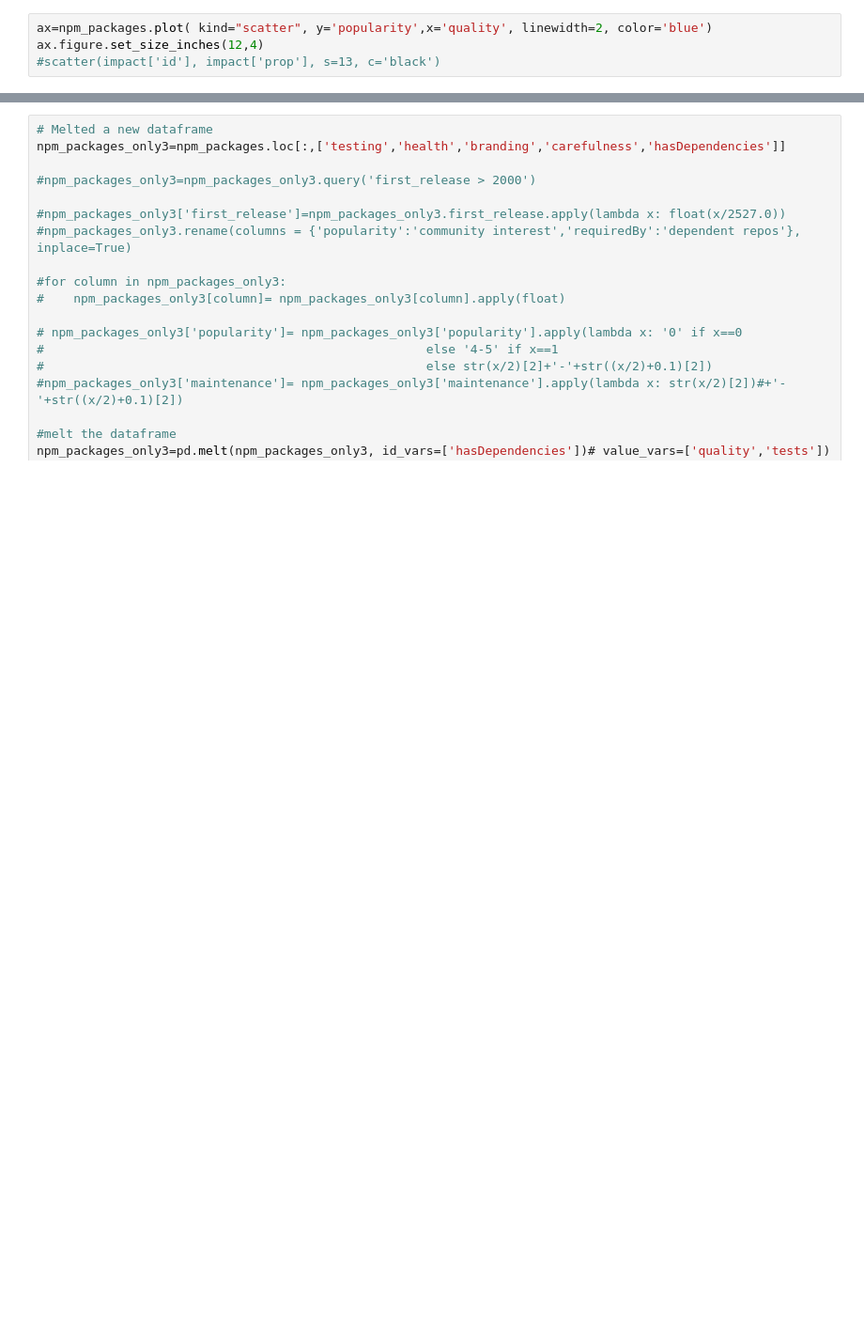
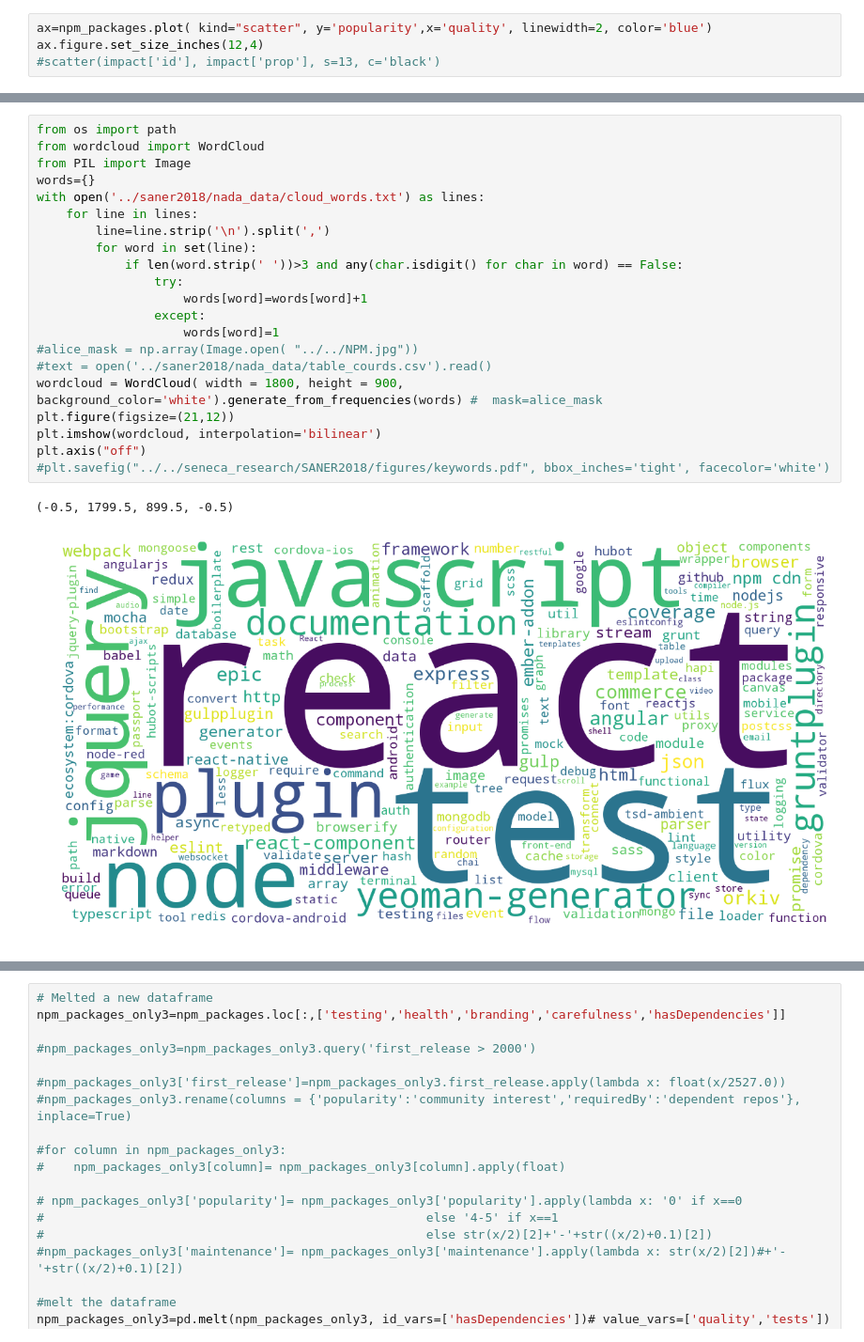
Before and after one commit to AhmedZerouali/notebooks, a Jupyter notebook: saner2018.ipynb, the cells around one changed output, grey strips where cells are left out. Shown at 94% size. Saved outputs shown, nothing was run; the diff lists cells and outputs as text; blank space fills up the shorter version.

```diff
--- a/saner2018.ipynb
+++ b/saner2018.ipynb
@@ -279,2 +246,26 @@ ax.figure.savefig('../../seneca_research/SANER2018/figures/dep_projects.pdf', bb
 # %% [output]
 [figure]
+# %%
+from os import path
+from wordcloud import WordCloud
+from PIL import Image
+words={}
+with open('../saner2018/nada_data/cloud_words.txt') as lines:
+    for line in lines:
+        line=line.strip('\n').split(',')
+        for word in set(line):
+            if len(word.strip(' '))>3 and any(char.isdigit() for char in word) == False:
+                try:
+                    words[word]=words[word]+1
+                except:
+                    words[word]=1
+#alice_mask = np.array(Image.open( "../../NPM.jpg"))
+#text = open('../saner2018/nada_data/table_courds.csv').read()
+wordcloud = WordCloud( width = 1800, height = 900, background_color='white').generate_from_frequencies(words) #  mask=alice_mask
+plt.figure(figsize=(21,12))
+plt.imshow(wordcloud, interpolation='bilinear')
+plt.axis("off")
+#plt.savefig("../../seneca_research/SANER2018/figures/keywords.pdf", bbox_inches='tight', facecolor='white')
+# %% [output]
+(-0.5, 1799.5, 899.5, -0.5)
+[figure, added]
```
Also changed, not shown: parts of 26 cells of this notebook, 1 other file.
